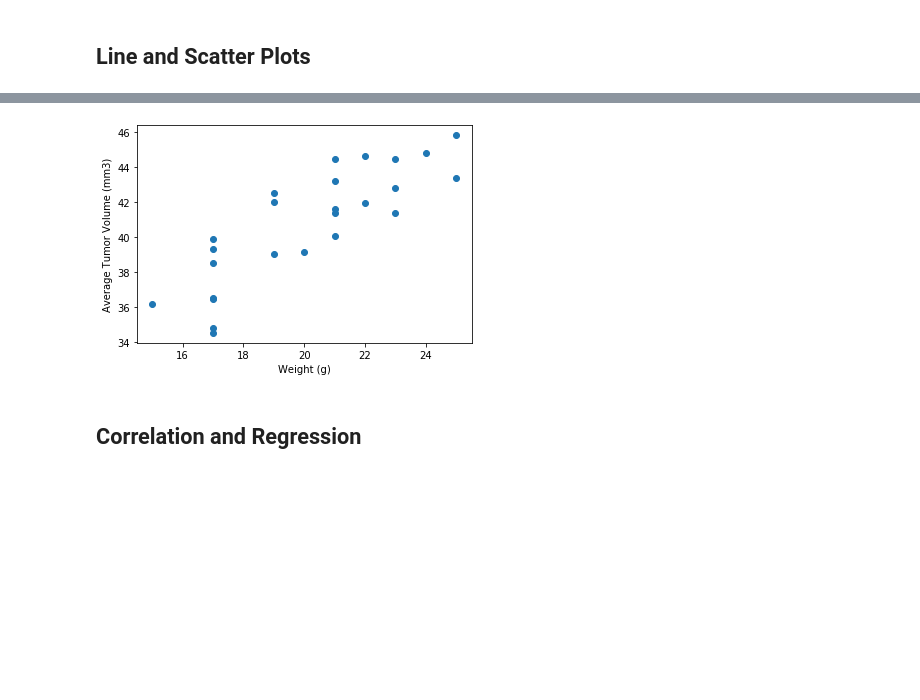
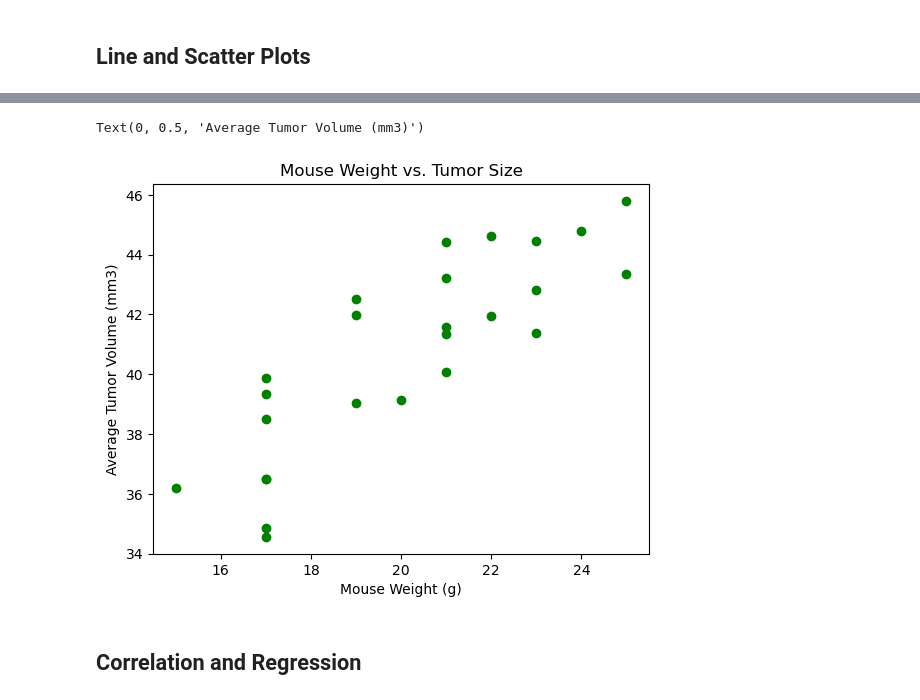
Before and after one commit to mike2463/Pymaceuticals_Mouse_Study, a Jupyter notebook: Pymaceuticals/pymaceuticals_starter.ipynb, the cells around one changed output, grey strips where cells are left out. Cells and saved outputs as stored; diff of their text form; code cells hidden in the pictures; blank space fills up the shorter version.

```diff
--- a/Pymaceuticals/pymaceuticals_starter.ipynb
+++ b/Pymaceuticals/pymaceuticals_starter.ipynb
@@ -199,0 +169,24 @@ Ceftamin's potential outliers: Series([], Name: Tumor Volume (mm3), dtype: float
+# %%
+# Calculate the final tumor volume of each mouse across four of the treatment regimens:
+# Capomulin, Ramicane, Infubinol, and Ceftamin
+capomulin_drug = clean_mice.loc[clean_mice['Drug Regimen'] == 'Capomulin',:]
+ramicane_drug = clean_mice.loc[clean_mice['Drug Regimen'] == 'Ramicane',:]
+infubinol_drug = clean_mice.loc[clean_mice['Drug Regimen'] == 'Infubinol',:]
+ceftamin_drug = clean_mice.loc[clean_mice['Drug Regimen'] == 'Ceftamin',:]
+
+# Start by getting the last (greatest) timepoint for each mouse
+greatest_capo = capomulin_drug.groupby('Mouse ID').max()['Timepoint']
+greatest_rami = ramicane_drug.groupby('Mouse ID').max()['Timepoint']
+greatest_infu = infubinol_drug.groupby('Mouse ID').max()['Timepoint']
+greatest_ceft = ceftamin_drug.groupby('Mouse ID').max()['Timepoint']
+
+# Merge this group df with the original DataFrame to get the tumor volume at the last timepoint
+greatest_capo_df = pd.DataFrame(greatest_capo)
+greatest_rami_df = pd.DataFrame(greatest_rami)
+greatest_infu_df = pd.DataFrame(greatest_infu)
+greatest_ceft_df = pd.DataFrame(greatest_ceft)
+
+capo_merge = pd.merge(greatest_capo_df, clean_mice, how= 'left', on= ('Mouse ID', 'Timepoint'))
+rami_merge = pd.merge(greatest_rami_df, clean_mice, how= 'left', on = ('Mouse ID', 'Timepoint'))
+infu_merge = pd.merge(greatest_infu_df, clean_mice, how= 'left', on = ('Mouse ID', 'Timepoint'))
+ceft_merge = pd.merge(greatest_ceft_df, clean_mice, how= 'left', on = ('Mouse ID', 'Timepoint'))
@@ -210,6 +259,12 @@ Ceftamin's potential outliers: Series([], Name: Tumor Volume (mm3), dtype: float
 # %%
 # Generate a scatter plot of average tumor volume vs. mouse weight for the Capomulin regimen
+avg_capo_volume = capomulin_drug.groupby('Mouse ID').mean()
+plt.scatter(avg_capo_volume['Weight (g)'], avg_capo_volume['Tumor Volume (mm3)'], color = 'g')
+plt.title('Mouse Weight vs. Tumor Size')
+plt.xlabel('Mouse Weight (g)')
+plt.ylabel('Average Tumor Volume (mm3)')
 # %% [output]
+Text(0, 0.5, 'Average Tumor Volume (mm3)')
-[figure, old version]
+[figure, new version]
 # %% [markdown]
 ## Correlation and Regression
```
Also changed, not shown: parts of 11 cells of this notebook, 1 other file.
